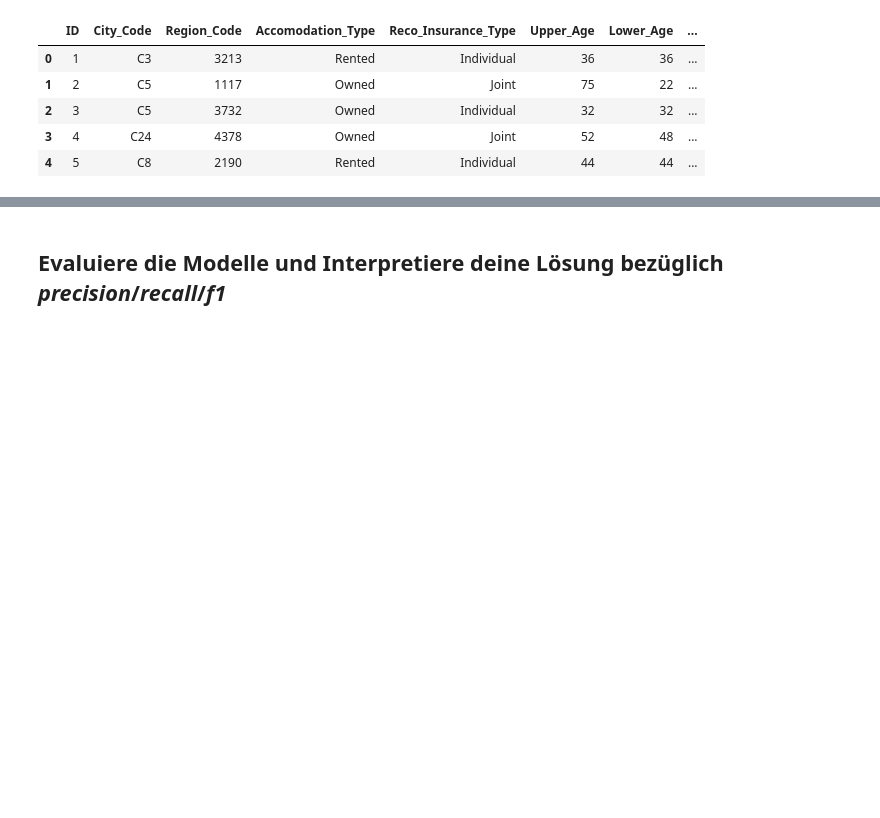
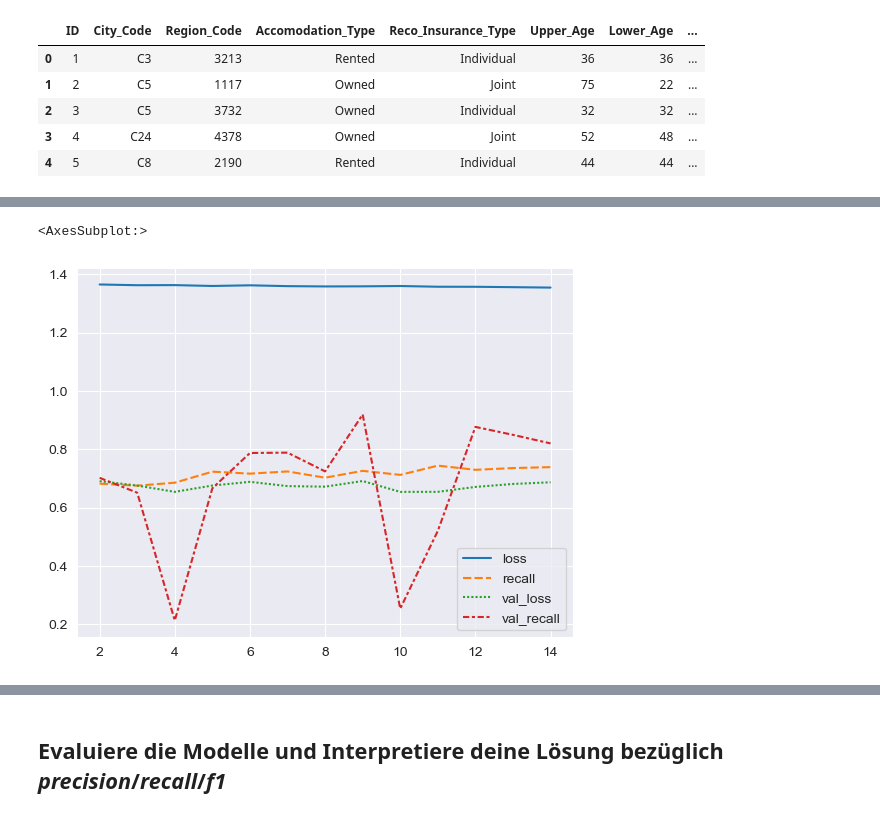
Before and after one commit to robertexplodes/pos-datascience, a Jupyter notebook: health_insurance/health-insurance.ipynb, the cells around one changed output, grey strips where cells are left out. Cells and saved outputs as stored; diff of their text form; code cells hidden in the pictures; blank space fills up the shorter version.

```diff
--- a/health_insurance/health-insurance.ipynb
+++ b/health_insurance/health-insurance.ipynb
@@ -84,0 +253,7 @@ insurance.head()
+# %%
+import numpy as np
+from sklearn.utils import class_weight
+# class_weights = class_weight.compute_class_weight(class_weight='balanced', classes=np.unique(y_train),y = y_train)
+class_weights = dict(zip(np.unique(y_train), class_weight.compute_class_weight(class_weight='balanced', classes=np.unique(y_train),
+                                                              y= y_train)))
+class_weights
@@ -84,0 +262,36 @@ insurance.head()
+# %%
+cb_precision = EarlyStopping(
+        monitor='val_recall',
+        min_delta=0.05,
+        patience=10,
+        restore_best_weights=True,
+        verbose=1)
+# %%
+import keras
+ann_classweights = Sequential([
+    Dense(units=300, activation='relu'),
+    BatchNormalization(),
+    Dense(units=300, activation='relu'),
+    BatchNormalization(),
+    Dense(units=300, activation='relu'),
+    BatchNormalization(),
+    Dense(units=300, activation='relu'),
+    BatchNormalization(),
+    Dense(units=300, activation='relu'),
+    BatchNormalization(),
+    Dense(units=100, activation='relu'),
+    BatchNormalization(),
+    Dense(units=100, activation='relu'),
+    BatchNormalization(),
+    Dense(units=1, activation='sigmoid')
+])
+ann_classweights.compile(optimizer='adam', loss='binary_crossentropy', metrics=keras.metrics.Recall(name='recall'))
+history = ann_classweights.fit(X_train, y_train,
+                                  callbacks=cb_precision,
+                                  validation_data=(X_test, y_test),
+                                  epochs=30,
+                                  workers=-1,
+                                  verbose=1,
+                                  class_weight=class_weights,
+                                  )
+history = pd.DataFrame(history.history)
@@ -84,0 +316,5 @@ insurance.head()
+# %%
+sns.lineplot(data=history[2:])
+# %% [output]
+<AxesSubplot:>
+[figure, added]
```
Also changed, not shown: parts of 29 cells of this notebook, 2 other files.
